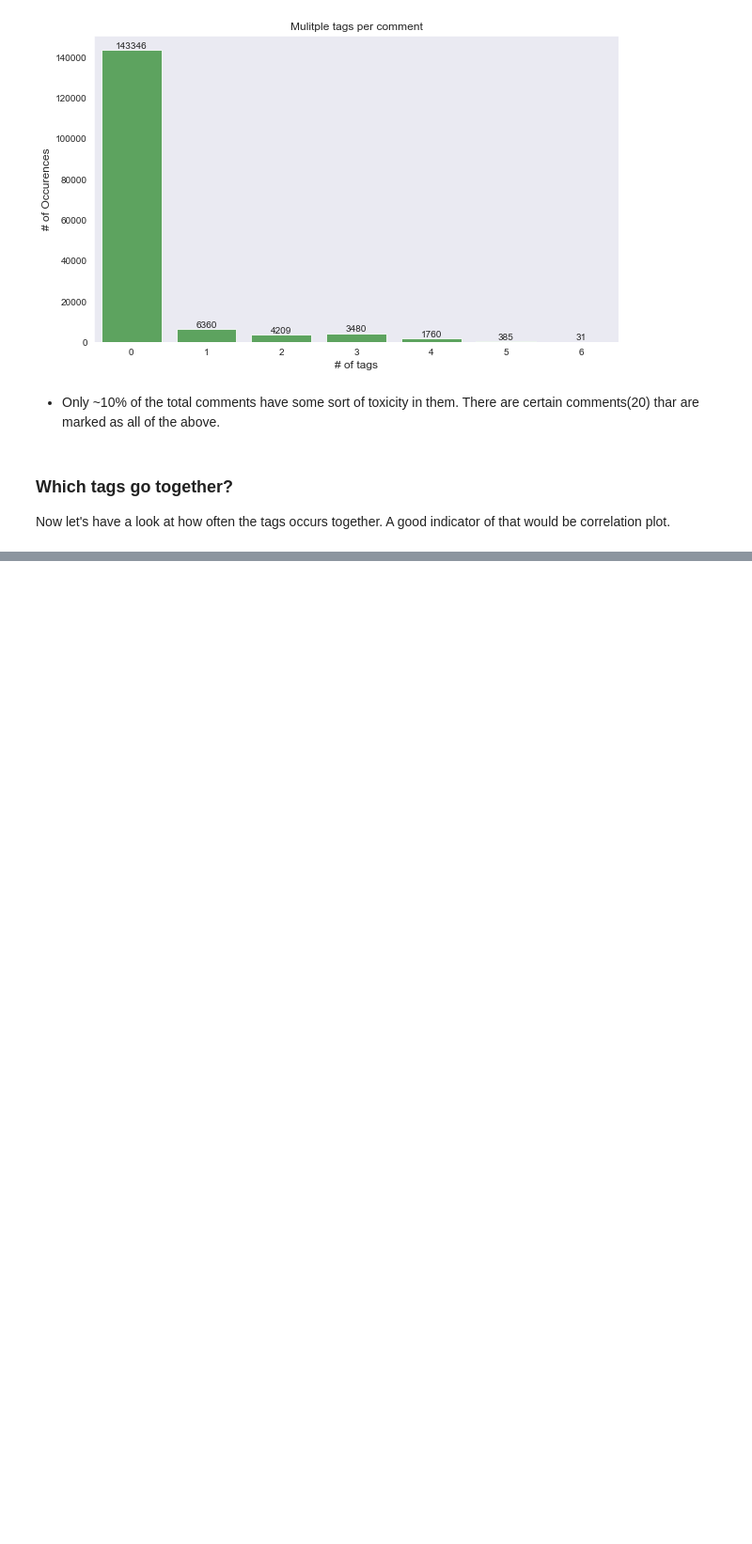
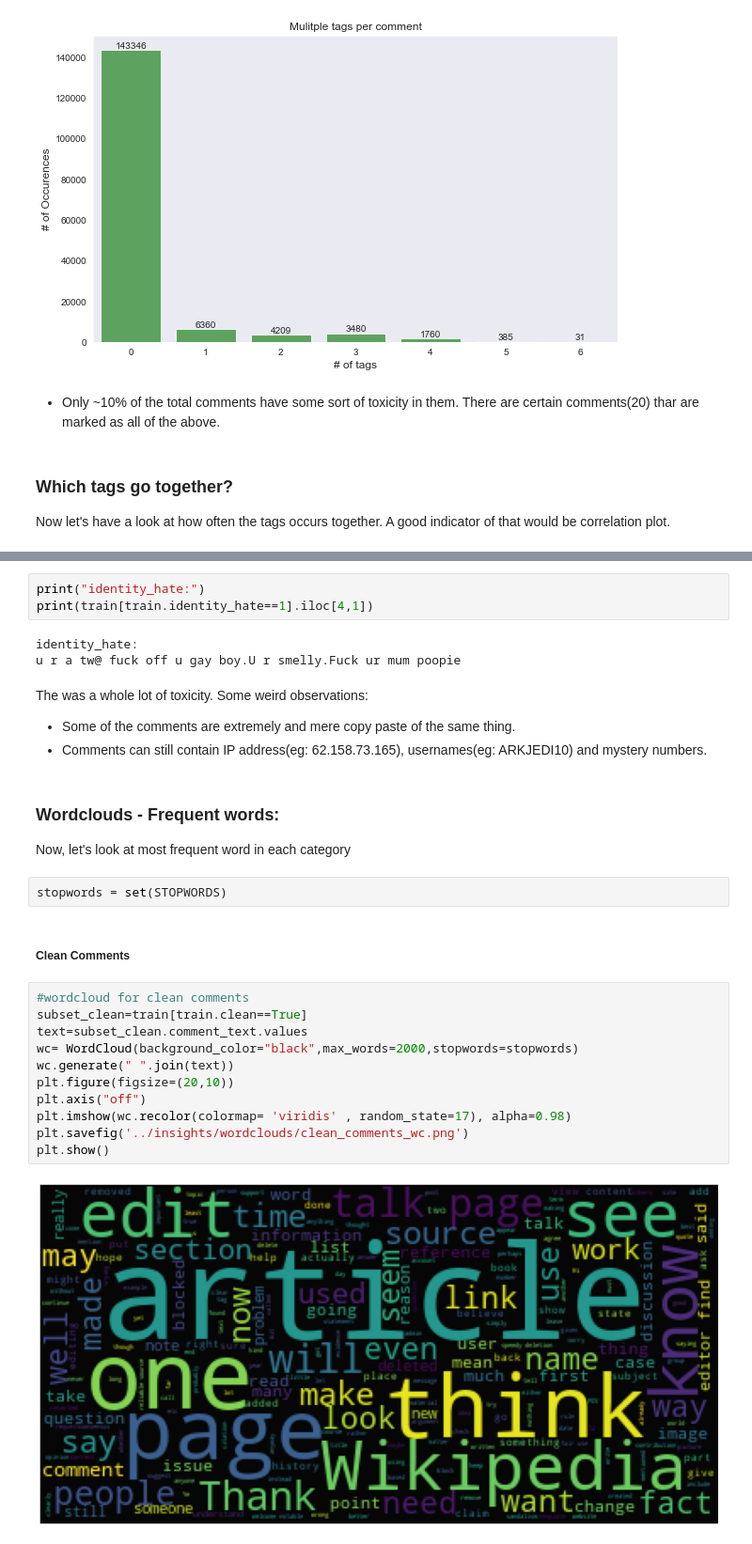
Before and after one commit to karan842/comment-toxicity, a Jupyter notebook: notebooks/01_data_loading_and_EDA.ipynb, the cells around one changed output, grey strips where cells are left out. Shown at 94% size. Cells and saved outputs as stored; diff of their text form; blank space fills up the shorter version.

```diff
--- a/notebooks/01_data_loading_and_EDA.ipynb
+++ b/notebooks/01_data_loading_and_EDA.ipynb
@@ -206,0 +314,32 @@ Now let's have a look at how often the tags occurs together. A good indicator of
+# %%
+print("identity_hate:")
+print(train[train.identity_hate==1].iloc[4,1])
+# %% [output]
+identity_hate:
+u r a tw@ fuck off u gay boy.U r smelly.Fuck ur mum poopie
+# %% [markdown]
+The was a whole lot of toxicity. Some weird observations:
+
+- Some of the comments are extremely and mere copy paste of the same thing.
+- Comments can still contain IP address(eg: 62.158.73.165), usernames(eg: ARKJEDI10) and mystery numbers.
+# %% [markdown]
+### Wordclouds - Frequent words:
+
+Now, let's look at most frequent word in each category
+# %%
+stopwords = set(STOPWORDS)
+# %% [markdown]
+##### Clean Comments
+# %%
+#wordcloud for clean comments
+subset_clean=train[train.clean==True]
+text=subset_clean.comment_text.values
+wc= WordCloud(background_color="black",max_words=2000,stopwords=stopwords)
+wc.generate(" ".join(text))
+plt.figure(figsize=(20,10))
+plt.axis("off")
+plt.imshow(wc.recolor(colormap= 'viridis' , random_state=17), alpha=0.98)
+plt.savefig('../insights/wordclouds/clean_comments_wc.png')
+plt.show()
+# %% [output]
+[figure, added]
```
Also changed, not shown: parts of 18 cells of this notebook, 9 other files.
